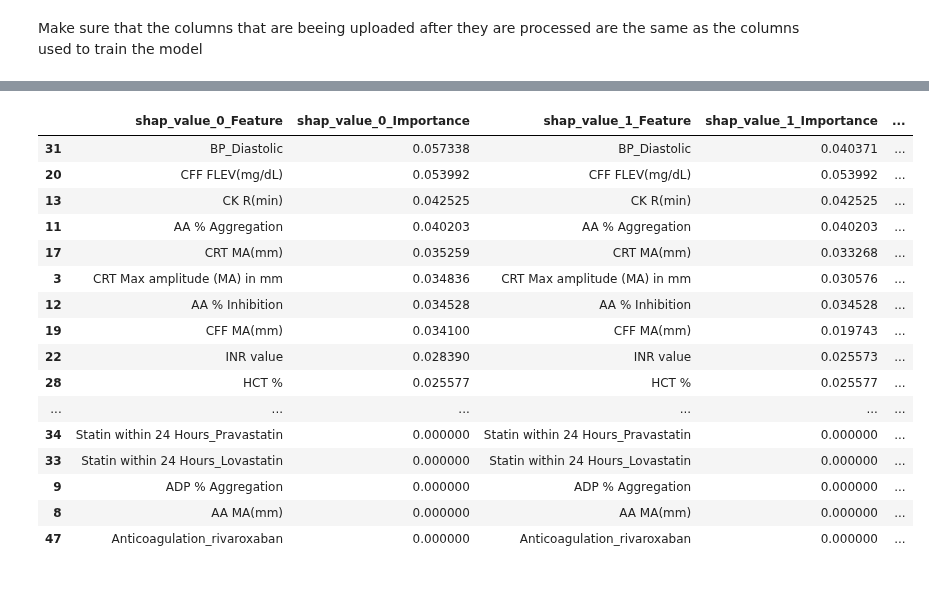
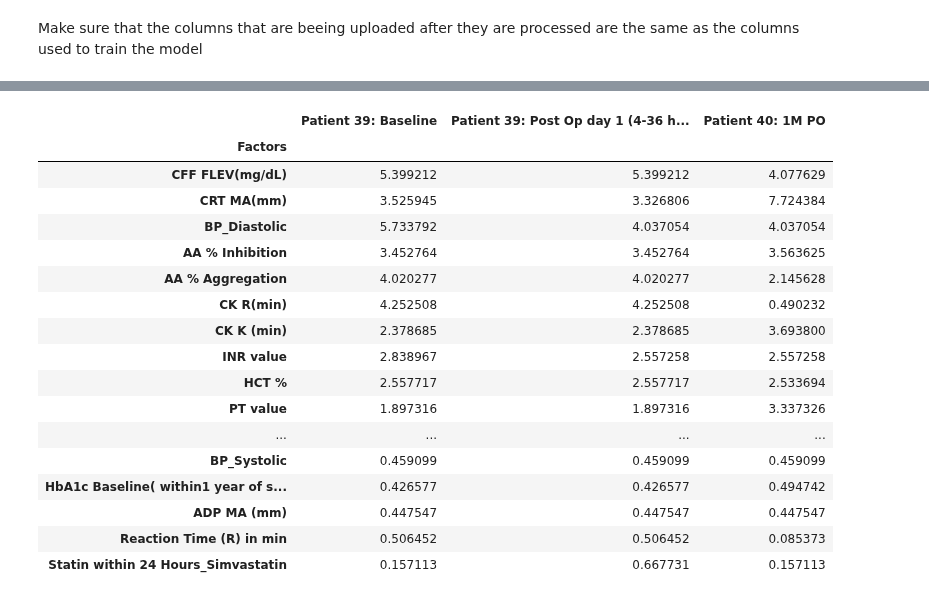
Before and after one commit to kstack21/CapstoneC2023, a Jupyter notebook: steps.ipynb, the cells around one changed output, grey strips where cells are left out. Cells and saved outputs as stored; diff of their text form; code cells hidden in the pictures.

Commit message:
factors contributions visualized for results

```diff
--- a/steps.ipynb
+++ b/steps.ipynb
@@ -1566,6 +1597,9 @@ sheet_names = ['Baseline', 'TEG Values']  # Replace with your sheet names
 # Access each sheet's data using the sheet name as the key
 baseline_df = pd.read_excel(xls, sheet_names[0])
 tegValues_df = pd.read_excel(xls, sheet_names[1])
+
+baseline_id = list("Patient "+baseline_df["Record ID"].astype(str))
+tegValues_id = list("Patient "+tegValues_df["Record ID"].astype(str) +": "+tegValues_df["Visit Timepoint"].astype(str))
 # %% [markdown]
 Getting a new boundaries file because the last one was edited
 # %%
@@ -1726 +1693,41 @@ def iterate_importance(df, best_pipeline):
+# %%
+def iterate_importance(df, best_pipeline, ids):
+
+    df = df.copy()
+
+    columns_to_drop = ['Record ID','Events']
+
+    for column in columns_to_drop:
+        if column in df.columns:
+            df.drop(column, axis=1,inplace = True)
+
+    total_df = pd.DataFrame()
+
+    # Iterate through all rows in the DataFrame
+    for index, row in df.iterrows():
+        # Convert the row to a DataFrame with a single row
+        single_row_df = pd.DataFrame([row])
+
+        # Calculate shap_values for the current row
+        importance_df = feature_importance(best_pipeline, single_row_df)
+
+        # Set 'Feature' column as the index
+        importance_df.set_index('Feature', inplace=True)
+
+        # Multiply all values by 100
+        importance_df *= 100
+
+        # Add a new column to total_df with the corresponding index value from ids
+        total_df[ids[index]] = importance_df['Importance']
+
+    # Drop rows where all values are zeros
+    total_df = total_df.loc[(total_df != 0).any(axis=1)]
+
+    # Sort columns based on the highest average value
+    total_df = total_df.reindex(total_df.mean(axis=1).sort_values(ascending=False).index)
+
+    # Rename the index from 'Feature' to 'Factors'
+    total_df.rename_axis(index='Factors', inplace=True)
+
+    return total_df
 # %%
@@ -1760,4 +1762,4 @@ is_categorical_dtype is deprecated and will be removed in a future version. Use
 # %%
-TEG1_shap_values_list = iterate_importance(patient_TEG1_df, best_model_TEG1)
+TEG1_shap_values_list = iterate_importance(patient_TEG1_df, best_model_TEG1, tegValues_id)
 TEG1_shap_values_list
 # %% [output]
@@ -1777,21 +1779,22 @@ is_categorical_dtype is deprecated and will be removed in a future version. Use
 is_categorical_dtype is deprecated and will be removed in a future version. Use isinstance(dtype, CategoricalDtype) instead
 
 
 is_categorical_dtype is deprecated and will be removed in a future version. Use isinstance(dtype, CategoricalDtype) instead
-|  | shap_value_0_Feature | shap_value_0_Importance | shap_value_1_Feature | shap_value_1_Importance | ... |
-| 31 | BP_Diastolic | 0.057338 | BP_Diastolic | 0.040371 | ... |
-| 20 | CFF FLEV(mg/dL) | 0.053992 | CFF FLEV(mg/dL) | 0.053992 | ... |
-| 13 | CK R(min) | 0.042525 | CK R(min) | 0.042525 | ... |
-| 11 | AA % Aggregation | 0.040203 | AA % Aggregation | 0.040203 | ... |
-| 17 | CRT MA(mm) | 0.035259 | CRT MA(mm) | 0.033268 | ... |
-| 3 | CRT Max amplitude (MA) in mm | 0.034836 | CRT Max amplitude (MA) in mm | 0.030576 | ... |
-| 12 | AA % Inhibition | 0.034528 | AA % Inhibition | 0.034528 | ... |
-| 19 | CFF MA(mm) | 0.034100 | CFF MA(mm) | 0.019743 | ... |
-| 22 | INR value | 0.028390 | INR value | 0.025573 | ... |
-| 28 | HCT % | 0.025577 | HCT % | 0.025577 | ... |
-| ... | ... | ... | ... | ... | ... |
-| 34 | Statin within 24 Hours_Pravastatin | 0.000000 | Statin within 24 Hours_Pravastatin | 0.000000 | ... |
-| 33 | Statin within 24 Hours_Lovastatin | 0.000000 | Statin within 24 Hours_Lovastatin | 0.000000 | ... |
-| 9 | ADP % Aggregation | 0.000000 | ADP % Aggregation | 0.000000 | ... |
-| 8 | AA MA(mm) | 0.000000 | AA MA(mm) | 0.000000 | ... |
-| 47 | Anticoagulation_rivaroxaban | 0.000000 | Anticoagulation_rivaroxaban | 0.000000 | ... |
+|  | Patient 39: Baseline | Patient 39: Post Op day 1 (4-36 h... | Patient 40: 1M PO |
+| Factors |  |  |  |
+| CFF FLEV(mg/dL) | 5.399212 | 5.399212 | 4.077629 |
+| CRT MA(mm) | 3.525945 | 3.326806 | 7.724384 |
+| BP_Diastolic | 5.733792 | 4.037054 | 4.037054 |
+| AA % Inhibition | 3.452764 | 3.452764 | 3.563625 |
+| AA % Aggregation | 4.020277 | 4.020277 | 2.145628 |
+| CK R(min) | 4.252508 | 4.252508 | 0.490232 |
+| CK K (min) | 2.378685 | 2.378685 | 3.693800 |
+| INR value | 2.838967 | 2.557258 | 2.557258 |
+| HCT % | 2.557717 | 2.557717 | 2.533694 |
+| PT value | 1.897316 | 1.897316 | 3.337326 |
+| ... | ... | ... | ... |
+| BP_Systolic | 0.459099 | 0.459099 | 0.459099 |
+| HbA1c Baseline( within1 year of s... | 0.426577 | 0.426577 | 0.494742 |
+| ADP MA (mm) | 0.447547 | 0.447547 | 0.447547 |
+| Reaction Time (R) in min | 0.506452 | 0.506452 | 0.085373 |
+| Statin within 24 Hours_Simvastatin | 0.157113 | 0.667731 | 0.157113 |
```
Also changed, not shown: parts of 42 cells of this notebook, 2 other files.
